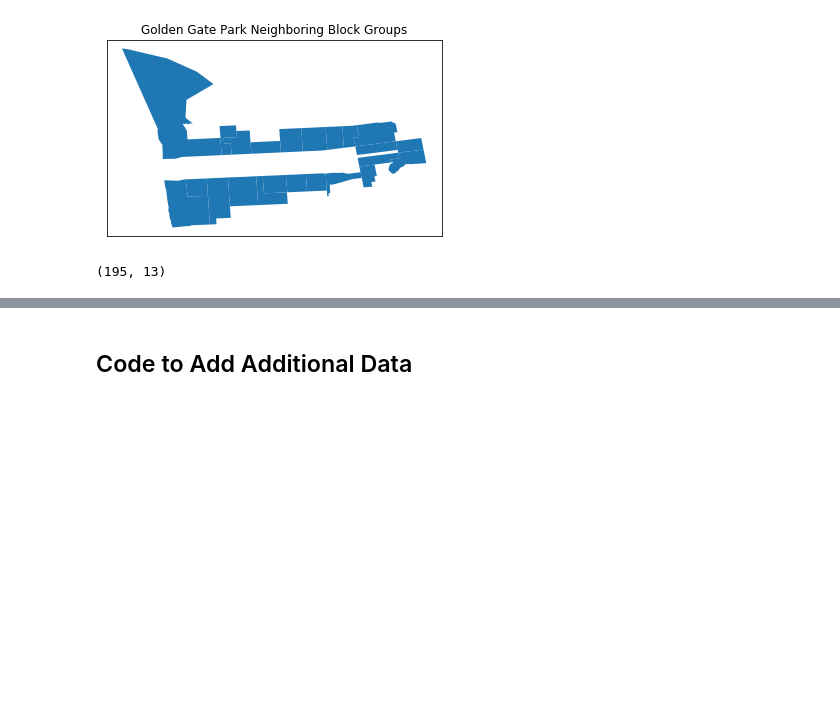
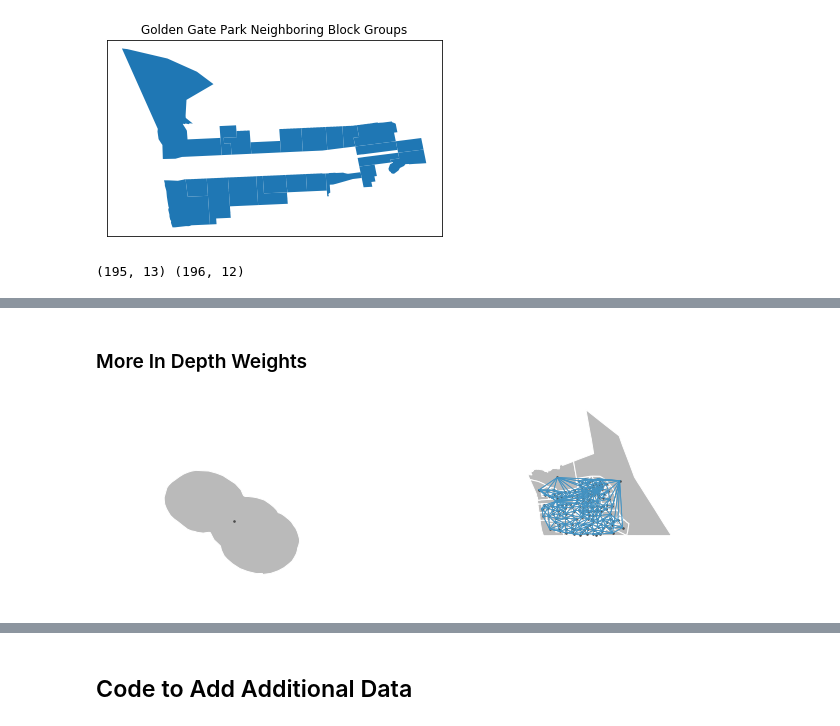
Before and after one commit to zhiwei-kou/sf-crime, a Jupyter notebook: code/python_modeling/0_Load_Spatial_Data_and_create_with_R.ipynb, the cells around one changed output, grey strips where cells are left out. Drawn from its saved outputs; the diff is of its cells as text; code cells hidden in the pictures; blank space fills up the shorter version.

```diff
--- a/code/python_modeling/0_Load_Spatial_Data_and_create_with_R.ipynb
+++ b/code/python_modeling/0_Load_Spatial_Data_and_create_with_R.ipynb
@@ -145,10 +161,10 @@ title=plt.title('Golden Gate Park Neighboring Block Groups')
 clean_sf_link = '../../data/clean_sf_tracts'
 clean_sf_shp = clean_sf_link + '.shp'
 shapefile_clean = shapefile[~shapefile.index.isin([islandid])].reset_index() #[idmax, islandid])]
-print(shapefile_clean.shape)
+print(shapefile_clean.shape, shapefile.shape)
 # drop golden gate parkr and island...or maybe just keep for now
 # %% [output]
-(195, 13)
+(195, 13) (196, 12)
 # %%
 shapefile_clean.head(5)
 # %% [output]
@@ -161,3 +177,16 @@ shapefile_clean.head(5)
 # %%
 shapefile_clean = gpd.GeoDataFrame(shapefile_clean)
 shapefile_clean.to_file(clean_sf_shp)
+# %% [markdown]
+### More In Depth Weights
+# %%
+from pysal.viz.splot.libpysal import plot_spatial_weights
+qW = lps.weights.Queen.from_shapefile(clean_sf_shp, 'GEOID10')
+qW.transform='r'
+rW = lps.weights.Rook.from_shapefile(clean_sf_shp, 'GEOID10')
+rW.transform='r'
+# %%
+plot_spatial_weights(qW, shapefile)
+plt.show()
+# %% [output]
+[figure, added]
```
Also changed, not shown: parts of 2 cells of this notebook, 9 other files.
